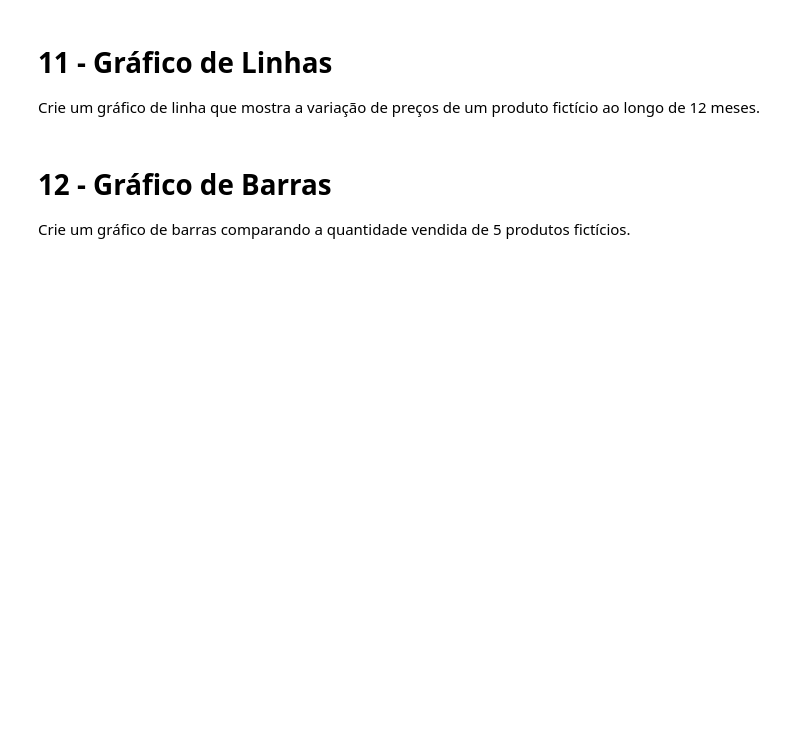
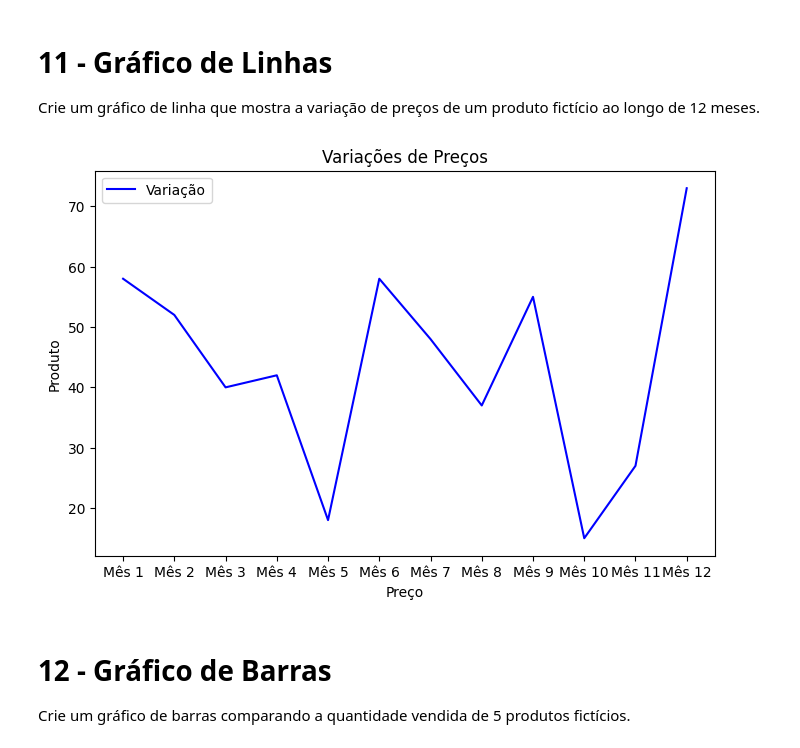
Before and after one commit to FTCLuis/Mineracao-de-Dados, a Jupyter notebook: LuisFelipeLaudacio_Aula06_Exercicios.ipynb, the cells around one changed output. Saved outputs shown, nothing was run; the diff lists cells and outputs as text; code cells hidden in the pictures; blank space fills up the shorter version.

```diff
--- a/LuisFelipeLaudacio_Aula06_Exercicios.ipynb
+++ b/LuisFelipeLaudacio_Aula06_Exercicios.ipynb
@@ -77,3 +234,33 @@ Crie um gráfico de linha que mostra a variação de preços de um produto fict
+# %%
+produto = pd.Series(["Sabonete"] * 12)
+meses = pd.Series([f'Mês {i+1}' for i in range(12)])
+preco = pd.Series(np.random.randint(10,100, size=12))
+
+df_preco = pd.DataFrame({"Produto": produto, "Meses": meses, "Preço": preco})
+
+df_preco
+
+# Create a Figure
+fig = plt.figure(figsize=(8,5))
+
+x = df_preco['Meses']
+y = df_preco['Preço']
+
+# Criando o gráfico de linha
+plt.plot(x, y, label='Variação', color='blue')
+
+# Adicionando título e rótulos
+plt.title('Variações de Preços')
+plt.xlabel('Preço')
+plt.ylabel('Produto')
+
+# Adicionando a legenda
+plt.legend()
+
+# Exibindo o gráfico
+plt.show()
+# %% [output]
+[figure, added]
 # %% [markdown]
 # 12 - Gráfico de Barras
 
```
Also changed, not shown: parts of 27 cells of this notebook.
